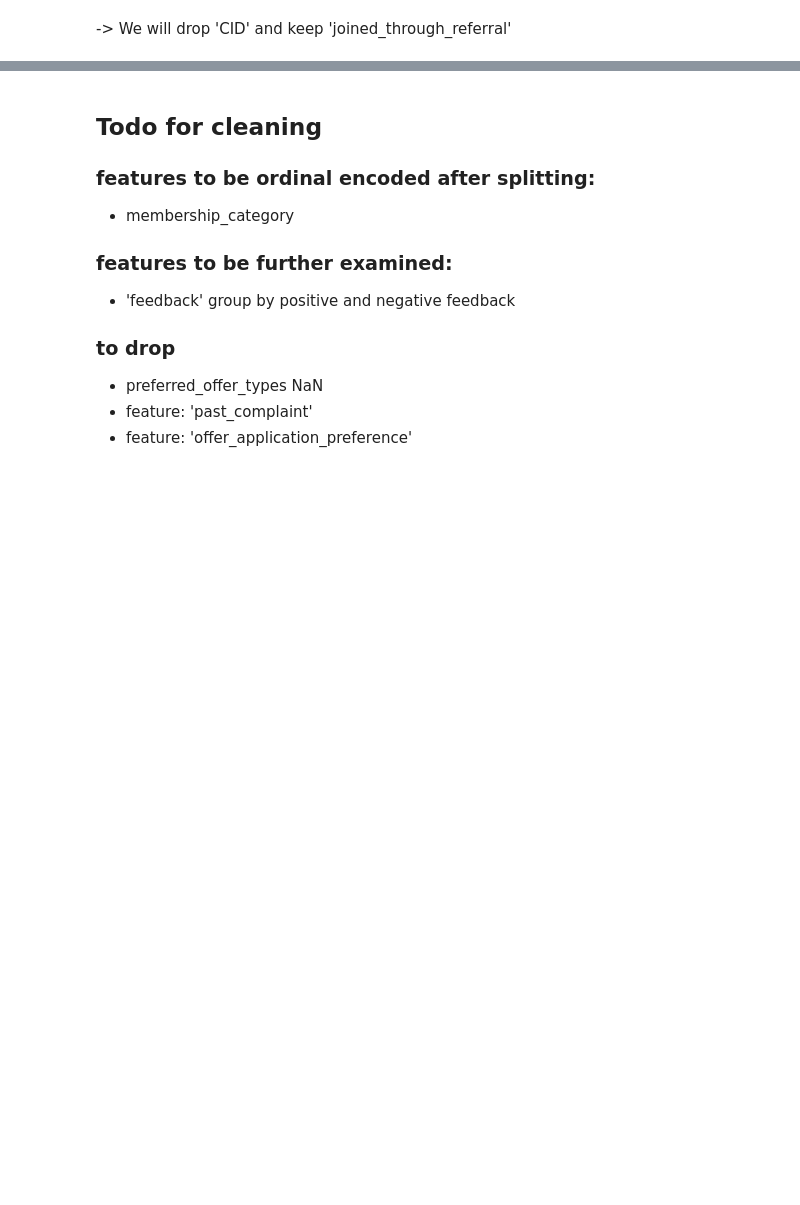
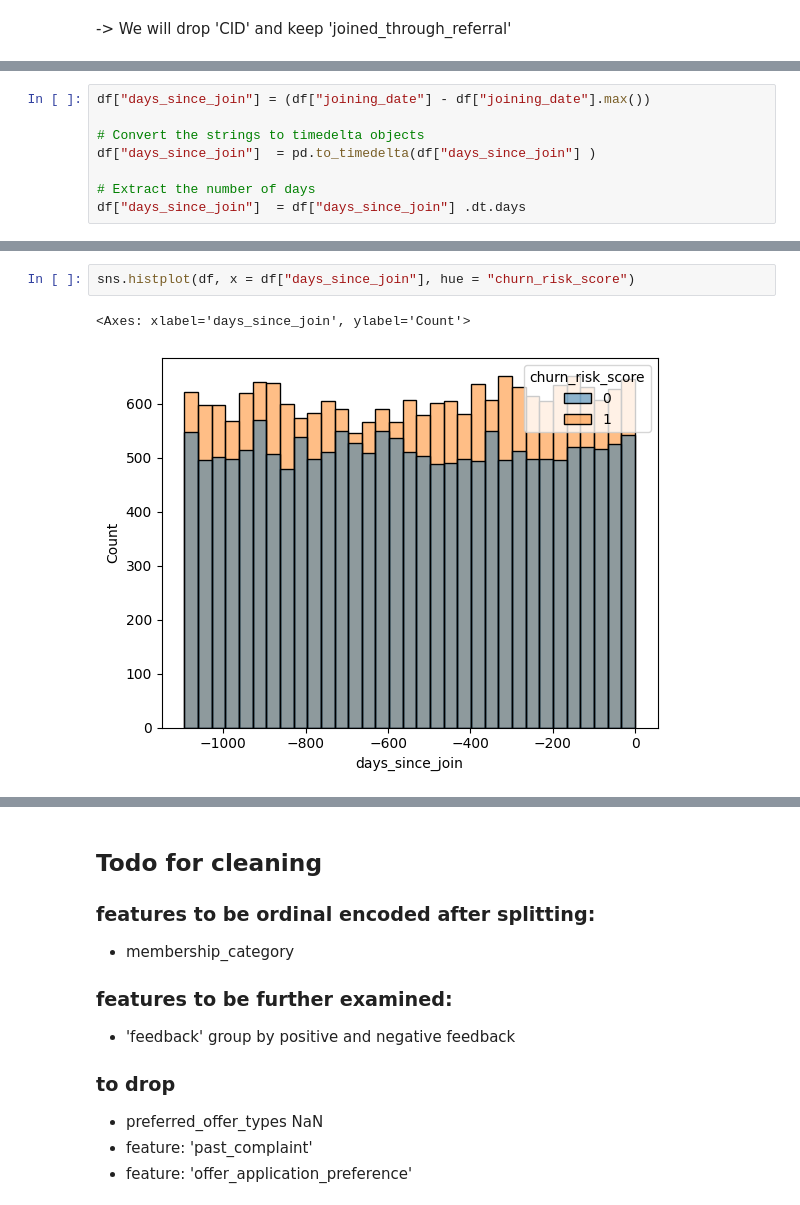
Before and after one commit to forster-j/churn-prediction, a Jupyter notebook: 03_EDA.ipynb, the cells around one changed output, grey strips where cells are left out. Cells and saved outputs as stored; diff of their text form; blank space fills up the shorter version.

```diff
--- a/03_EDA.ipynb
+++ b/03_EDA.ipynb
@@ -294,0 +301,8 @@ There is no correlation between the Number of 'referreal_id' and the target 'chu
+# %%
+df["days_since_join"] = (df["joining_date"] - df["joining_date"].max())
+
+# Convert the strings to timedelta objects
+df["days_since_join"]  = pd.to_timedelta(df["days_since_join"] )
+
+# Extract the number of days
+df["days_since_join"]  = df["days_since_join"] .dt.days
@@ -294,0 +325,5 @@ There is no correlation between the Number of 'referreal_id' and the target 'chu
+# %%
+sns.histplot(df, x = df["days_since_join"], hue = "churn_risk_score")
+# %% [output]
+<Axes: xlabel='days_since_join', ylabel='Count'>
+[figure, added]
```
Also changed, not shown: parts of 7 cells of this notebook, 1 other file.
